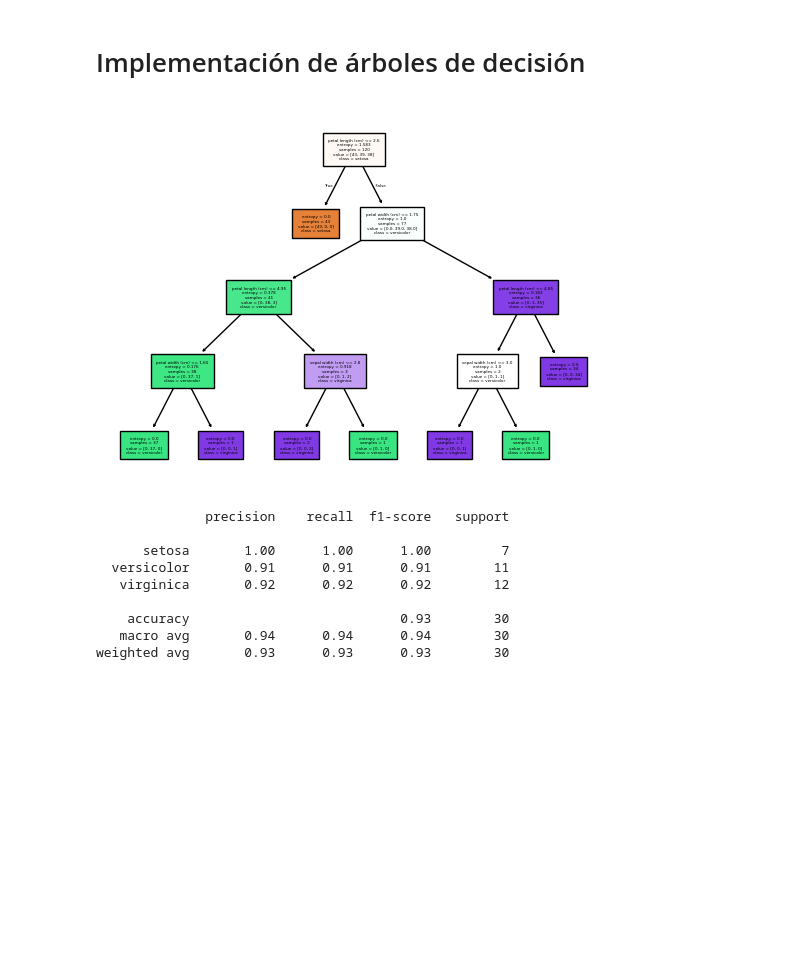
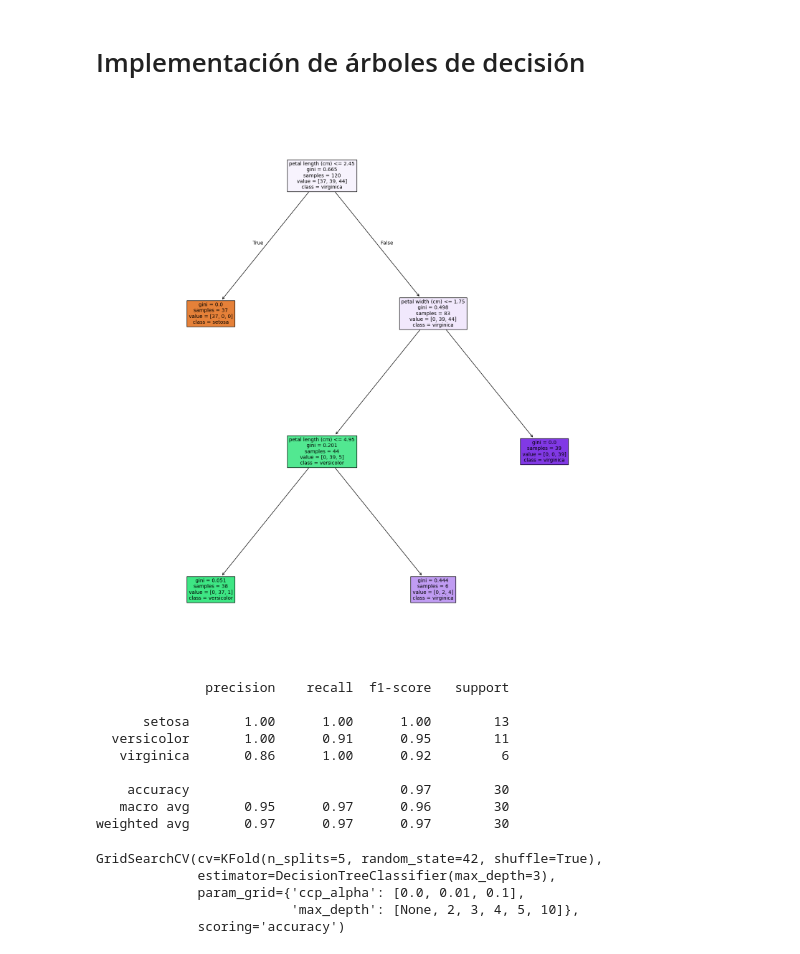
Before and after one commit to Dannyetoo/Diplomado-IA, a Jupyter notebook: Modulo_3/Proyecto_4/Arboles.ipynb, the cells around one changed output. Cells and saved outputs as stored; diff of their text form; code cells hidden in the pictures; blank space fills up the shorter version.

```diff
--- a/Modulo_3/Proyecto_4/Arboles.ipynb
+++ b/Modulo_3/Proyecto_4/Arboles.ipynb
@@ -15,12 +15,13 @@ y = iris.target
 # %%
 X_train,X_test,y_train,y_test = train_test_split(X,y,test_size=0.2)
 # %%
-model = DecisionTreeClassifier(criterion='entropy').fit(X_train,y_train)
+model = DecisionTreeClassifier(max_depth=3).fit(X_train,y_train)
 # %%
-tree.plot_tree(model,feature_names=iris.feature_names, class_names=iris.target_names, filled=True, fontsize=3)
+plt.figure(figsize=(20,20))
+tree.plot_tree(model,feature_names=iris.feature_names, class_names=iris.target_names, filled=True, fontsize=10)
 plt.show()
 # %% [output]
-[figure, old version]
+[figure, new version]
 # %%
 y_pred = model.predict(X_test)
 # %%
@@ -30,10 +31,10 @@ print(classification_report(y_test,y_pred, target_names=iris.target_names))
 # %% [output]
               precision    recall  f1-score   support
 
-      setosa       1.00      1.00      1.00         7
-  versicolor       0.91      0.91      0.91        11
-   virginica       0.92      0.92      0.92        12
+      setosa       1.00      1.00      1.00        13
+  versicolor       1.00      0.91      0.95        11
+   virginica       0.86      1.00      0.92         6
 
-    accuracy                           0.93        30
-   macro avg       0.94      0.94      0.94        30
-weighted avg       0.93      0.93      0.93        30
+    accuracy                           0.97        30
+   macro avg       0.95      0.97      0.96        30
+weighted avg       0.97      0.97      0.97        30
@@ -39,0 +43,15 @@ weighted avg       0.93      0.93      0.93        30
+# %%
+prametros = {
+    'ccp_alpha': [0.0,0.01,0.1],
+    'max_depth': [None, 2,3,4,5,10]
+}
+
+cv = KFold(n_splits=5, shuffle=True,random_state=42)
+pc_grid = GridSearchCV(model,prametros, cv = cv, scoring= 'accuracy')
+pc_grid.fit(X_train,y_train)
+# %% [output]
+GridSearchCV(cv=KFold(n_splits=5, random_state=42, shuffle=True),
+             estimator=DecisionTreeClassifier(max_depth=3),
+             param_grid={'ccp_alpha': [0.0, 0.01, 0.1],
+                         'max_depth': [None, 2, 3, 4, 5, 10]},
+             scoring='accuracy')
```
Also changed, not shown: parts of 2 cells of this notebook, 23 other files.
